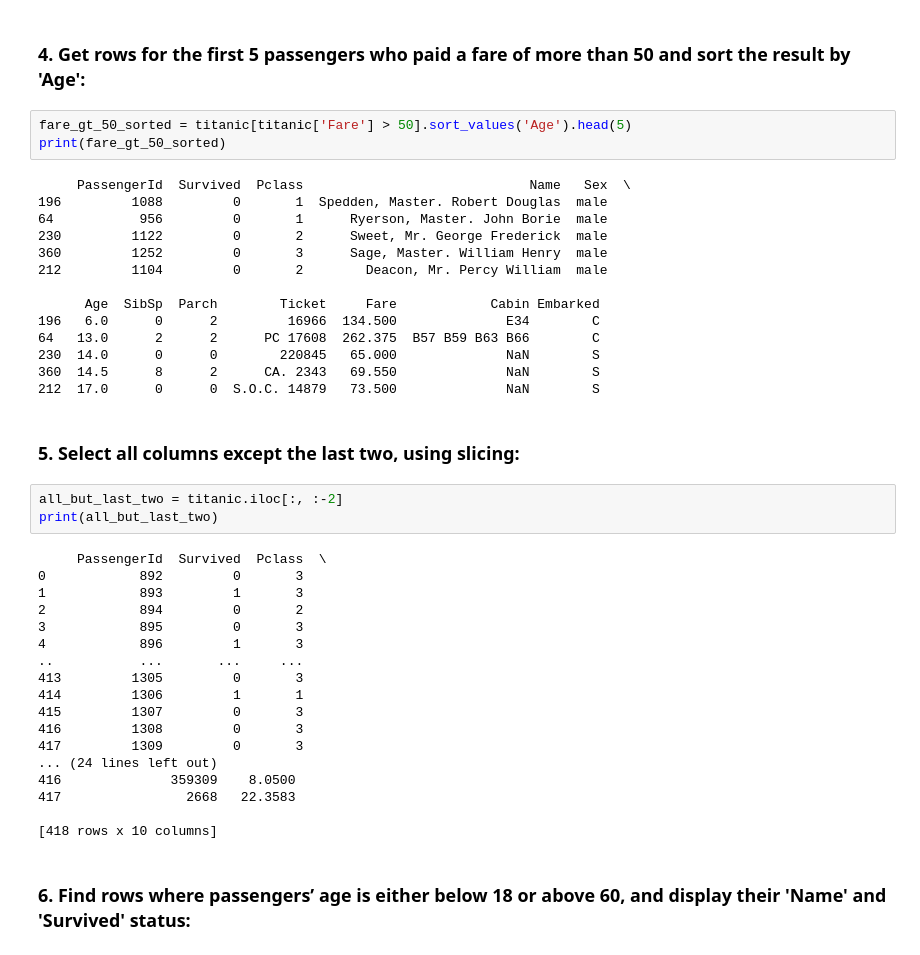
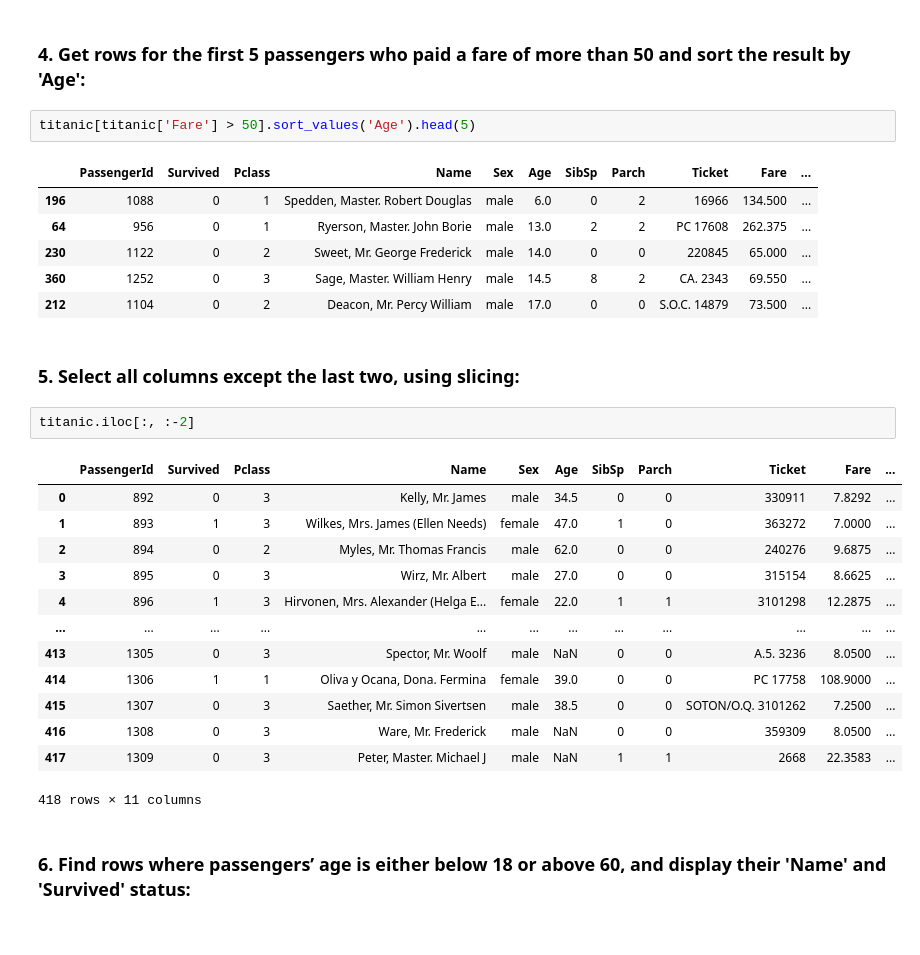
Before and after one commit to skm22/RICR---Data-Science, a Jupyter notebook: Practice/3. Python Pandas DataFrame practice sol.ipynb, the cells around one changed output. Drawn from its saved outputs; the diff is of its cells as text.

```diff
--- a/Practice/3. Python Pandas DataFrame practice sol.ipynb
+++ b/Practice/3. Python Pandas DataFrame practice sol.ipynb
@@ -66,45 +58,32 @@ print(embarked_c)
 # %% [markdown]
 ### 4. Get rows for the first 5 passengers who paid a fare of more than 50 and sort the result by 'Age':
 # %%
-fare_gt_50_sorted = titanic[titanic['Fare'] > 50].sort_values('Age').head(5)
-print(fare_gt_50_sorted)
+titanic[titanic['Fare'] > 50].sort_values('Age').head(5)
 # %% [output]
-     PassengerId  Survived  Pclass                             Name   Sex  \
-196         1088         0       1  Spedden, Master. Robert Douglas  male
-64           956         0       1      Ryerson, Master. John Borie  male
-230         1122         0       2      Sweet, Mr. George Frederick  male
-360         1252         0       3      Sage, Master. William Henry  male
-212         1104         0       2        Deacon, Mr. Percy William  male
-
-      Age  SibSp  Parch        Ticket     Fare            Cabin Embarked
-196   6.0      0      2         16966  134.500              E34        C
-64   13.0      2      2      PC 17608  262.375  B57 B59 B63 B66        C
-230  14.0      0      0        220845   65.000              NaN        S
-360  14.5      8      2      CA. 2343   69.550              NaN        S
-212  17.0      0      0  S.O.C. 14879   73.500              NaN        S
+|  | PassengerId | Survived | Pclass | Name | Sex | Age | SibSp | Parch | Ticket | Fare | ... |
+| 196 | 1088 | 0 | 1 | Spedden, Master. Robert Douglas | male | 6.0 | 0 | 2 | 16966 | 134.500 | ... |
+| 64 | 956 | 0 | 1 | Ryerson, Master. John Borie | male | 13.0 | 2 | 2 | PC 17608 | 262.375 | ... |
+| 230 | 1122 | 0 | 2 | Sweet, Mr. George Frederick | male | 14.0 | 0 | 0 | 220845 | 65.000 | ... |
+| 360 | 1252 | 0 | 3 | Sage, Master. William Henry | male | 14.5 | 8 | 2 | CA. 2343 | 69.550 | ... |
+| 212 | 1104 | 0 | 2 | Deacon, Mr. Percy William | male | 17.0 | 0 | 0 | S.O.C. 14879 | 73.500 | ... |
 # %% [markdown]
 ### 5. Select all columns except the last two, using slicing:
 # %%
-all_but_last_two = titanic.iloc[:, :-2]
-print(all_but_last_two)
+titanic.iloc[:, :-2]
 # %% [output]
+|  | PassengerId | Survived | Pclass | Name | Sex | Age | SibSp | Parch | Ticket | Fare | ... |
+| 0 | 892 | 0 | 3 | Kelly, Mr. James | male | 34.5 | 0 | 0 | 330911 | 7.8292 | ... |
+| 1 | 893 | 1 | 3 | Wilkes, Mrs. James (Ellen Needs) | female | 47.0 | 1 | 0 | 363272 | 7.0000 | ... |
+| 2 | 894 | 0 | 2 | Myles, Mr. Thomas Francis | male | 62.0 | 0 | 0 | 240276 | 9.6875 | ... |
+| 3 | 895 | 0 | 3 | Wirz, Mr. Albert | male | 27.0 | 0 | 0 | 315154 | 8.6625 | ... |
+| 4 | 896 | 1 | 3 | Hirvonen, Mrs. Alexander (Helga E... | female | 22.0 | 1 | 1 | 3101298 | 12.2875 | ... |
+| ... | ... | ... | ... | ... | ... | ... | ... | ... | ... | ... | ... |
+| 413 | 1305 | 0 | 3 | Spector, Mr. Woolf | male | NaN | 0 | 0 | A.5. 3236 | 8.0500 | ... |
+| 414 | 1306 | 1 | 1 | Oliva y Ocana, Dona. Fermina | female | 39.0 | 0 | 0 | PC 17758 | 108.9000 | ... |
+| 415 | 1307 | 0 | 3 | Saether, Mr. Simon Sivertsen | male | 38.5 | 0 | 0 | SOTON/O.Q. 3101262 | 7.2500 | ... |
+| 416 | 1308 | 0 | 3 | Ware, Mr. Frederick | male | NaN | 0 | 0 | 359309 | 8.0500 | ... |
+| 417 | 1309 | 0 | 3 | Peter, Master. Michael J | male | NaN | 1 | 1 | 2668 | 22.3583 | ... |
-     PassengerId  Survived  Pclass  \
-0            892         0       3
-1            893         1       3
-2            894         0       2
-3            895         0       3
-4            896         1       3
-..           ...       ...     ...
-413         1305         0       3
-414         1306         1       1
-415         1307         0       3
-416         1308         0       3
-417         1309         0       3
-... (24 lines left out)
-416              359309    8.0500
-417                2668   22.3583
-
-[418 rows x 10 columns]
+418 rows × 11 columns
 # %% [markdown]
 ### 6. Find rows where passengers’ age is either below 18 or above 60, and display their 'Name' and 'Survived' status:
 # %%
```
Also changed, not shown: parts of 16 cells of this notebook.
